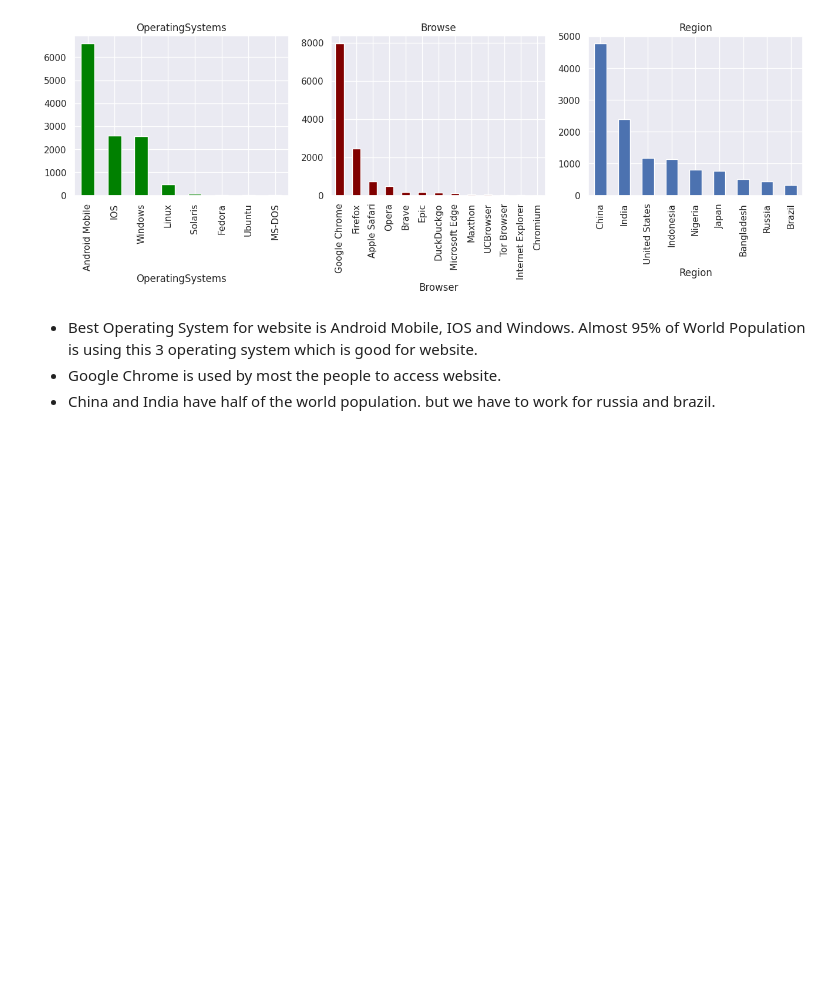
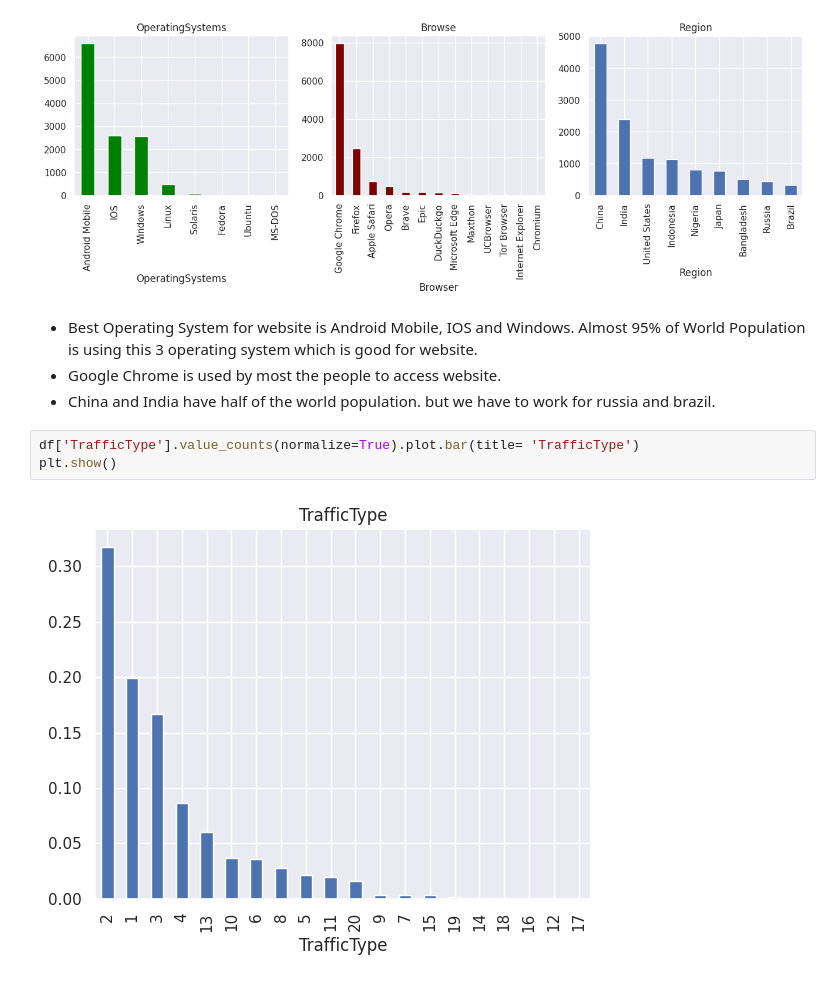
Before and after one commit to cepdnaclk/e19-CO544-Online-Shoppers-Purchase-Prediction, a Jupyter notebook: Code/Online_Shoppers_Purchasing_Intention.ipynb, the cells around one changed output. Saved outputs shown, nothing was run; the diff lists cells and outputs as text; blank space fills up the shorter version.

```diff
--- a/Code/Online_Shoppers_Purchasing_Intention.ipynb
+++ b/Code/Online_Shoppers_Purchasing_Intention.ipynb
@@ -169,3 +169,8 @@ plt.show()
 *   Best Operating System for website is Android Mobile, IOS and Windows. Almost 95% of World Population is using this 3 operating system which is good for website.
 *   Google Chrome is used by most the people to access website.
 *   China and India have half of the world population. but we have to work for russia and brazil.
+# %%
+df['TrafficType'].value_counts(normalize=True).plot.bar(title= 'TrafficType')
+plt.show()
+# %% [output]
+[figure, added]
```
Also changed, not shown: parts of 8 cells of this notebook.
